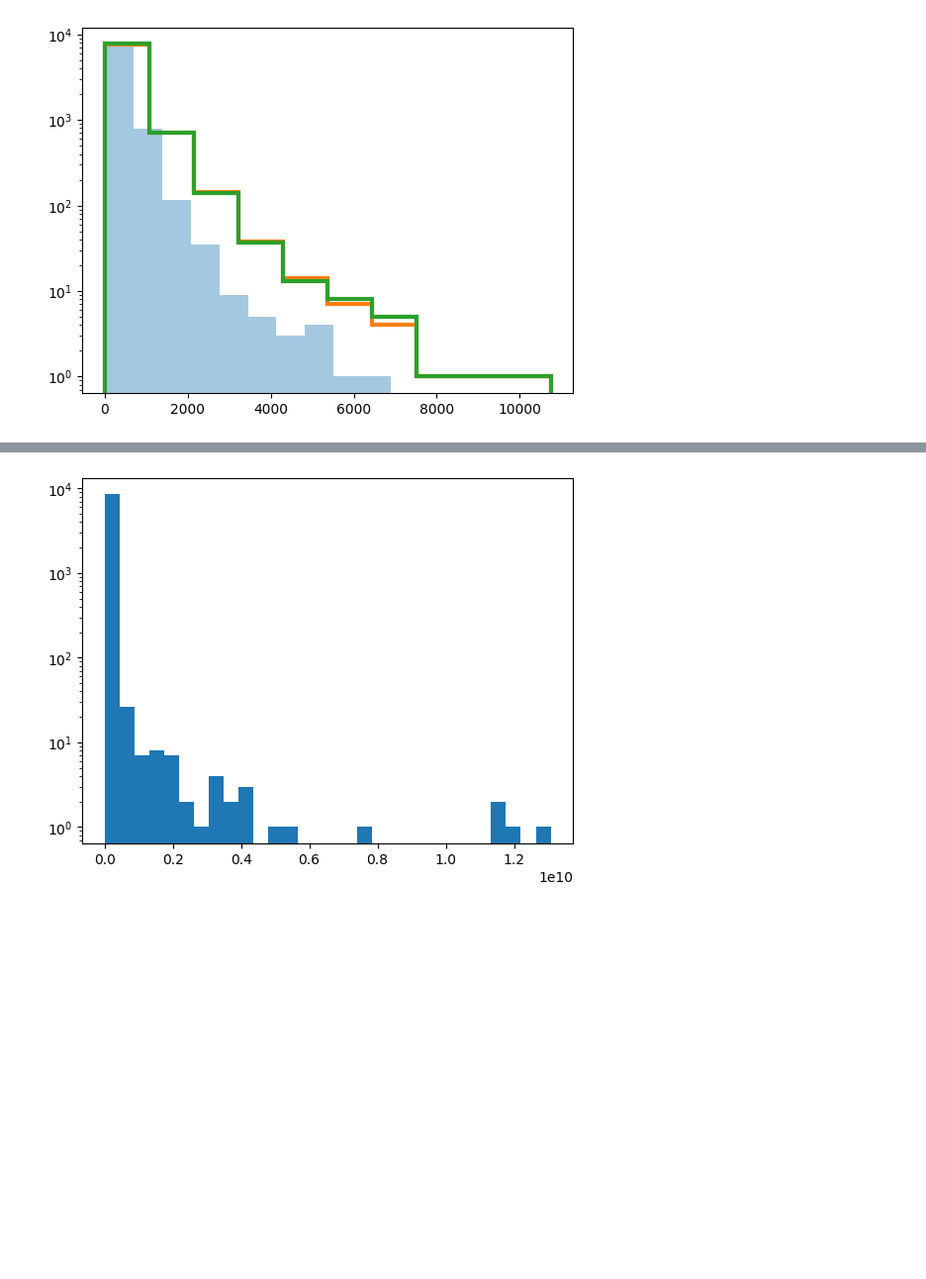
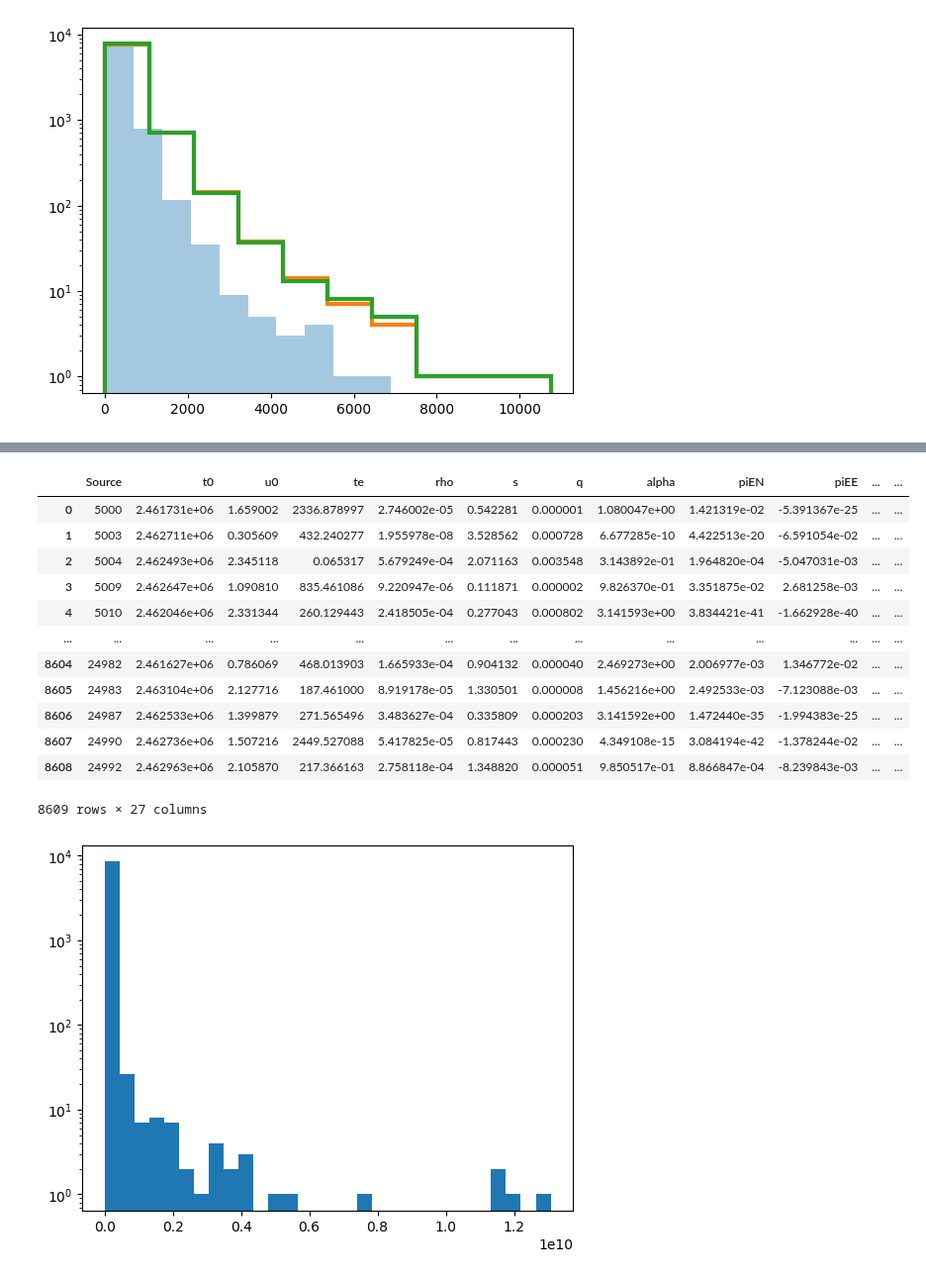
Before and after one commit to anibal-art/roman_rubin, a Jupyter notebook: notebooks/Binary_Lens_results.ipynb, the cells around one changed output, grey strips where cells are left out. Shown at 99% size. Drawn from its saved outputs; the diff is of its cells as text; code cells hidden in the pictures; blank space fills up the shorter version.

```diff
--- a/notebooks/Binary_Lens_results.ipynb
+++ b/notebooks/Binary_Lens_results.ipynb
@@ -35,3 +39,19 @@ Index(['Source', 't0', 'u0', 'te', 'rho', 's', 'q', 'alpha', 'piEN', 'piEE',
+# %%
+fit_rr
+# %% [output]
+|  | Source | t0 | u0 | te | rho | s | q | alpha | piEN | piEE | ... | ... |
+| 0 | 5000 | 2.461731e+06 | 1.659002 | 2336.878997 | 2.746002e-05 | 0.542281 | 0.000001 | 1.080047e+00 | 1.421319e-02 | -5.391367e-25 | ... | ... |
+| 1 | 5003 | 2.462711e+06 | 0.305609 | 432.240277 | 1.955978e-08 | 3.528562 | 0.000728 | 6.677285e-10 | 4.422513e-20 | -6.591054e-02 | ... | ... |
+| 2 | 5004 | 2.462493e+06 | 2.345118 | 0.065317 | 5.679249e-04 | 2.071163 | 0.003548 | 3.143892e-01 | 1.964820e-04 | -5.047031e-03 | ... | ... |
+| 3 | 5009 | 2.462647e+06 | 1.090810 | 835.461086 | 9.220947e-06 | 0.111871 | 0.000002 | 9.826370e-01 | 3.351875e-02 | 2.681258e-03 | ... | ... |
+| 4 | 5010 | 2.462046e+06 | 2.331344 | 260.129443 | 2.418505e-04 | 0.277043 | 0.000802 | 3.141593e+00 | 3.834421e-41 | -1.662928e-40 | ... | ... |
+| ... | ... | ... | ... | ... | ... | ... | ... | ... | ... | ... | ... | ... |
+| 8604 | 24982 | 2.461627e+06 | 0.786069 | 468.013903 | 1.665933e-04 | 0.904132 | 0.000040 | 2.469273e+00 | 2.006977e-03 | 1.346772e-02 | ... | ... |
+| 8605 | 24983 | 2.463104e+06 | 2.127716 | 187.461000 | 8.919178e-05 | 1.330501 | 0.000008 | 1.456216e+00 | 2.492533e-03 | -7.123088e-03 | ... | ... |
+| 8606 | 24987 | 2.462533e+06 | 1.399879 | 271.565496 | 3.483627e-04 | 0.335809 | 0.000203 | 3.141592e+00 | 1.472440e-35 | -1.994383e-25 | ... | ... |
+| 8607 | 24990 | 2.462736e+06 | 1.507216 | 2449.527088 | 5.417825e-05 | 0.817443 | 0.000230 | 4.349108e-15 | 3.084194e-42 | -1.378244e-02 | ... | ... |
+| 8608 | 24992 | 2.462963e+06 | 2.105870 | 217.366163 | 2.758118e-04 | 1.348820 | 0.000051 | 9.850517e-01 | 8.866847e-04 | -8.239843e-03 | ... | ... |
+8609 rows × 27 columns
 # %%
 plt.hist(fit_rr['chi2'],bins=30)
 plt.yscale('log')
```
Also changed, not shown: parts of 32 cells of this notebook, 1 other file.
